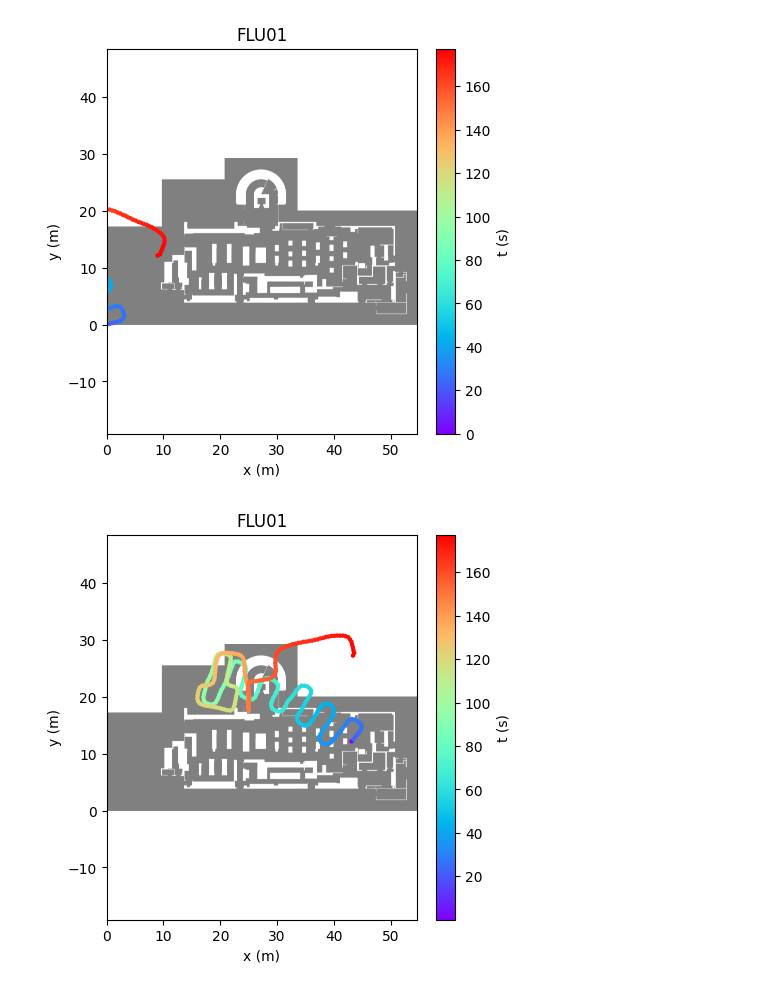
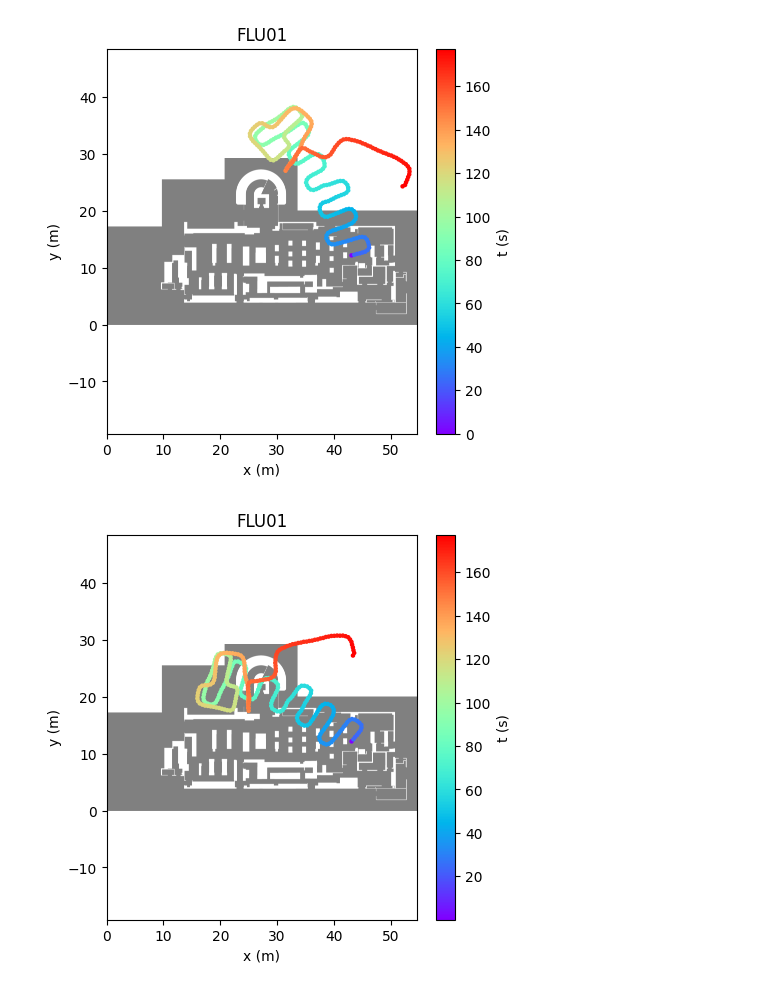
Before and after one commit to happy663/xDR-Challenge-2023-EvaalAPI-server-access, a Jupyter notebook: dataset/src/main_pdr.ipynb, the cells around one changed output. Saved outputs shown, nothing was run; the diff lists cells and outputs as text; code cells hidden in the pictures.

```diff
--- a/dataset/src/main_pdr.ipynb
+++ b/dataset/src/main_pdr.ipynb
@@ -45,24 +45,27 @@ peaks, _ = find_peaks(acc_df["rolling_norm"], height=12, distance=10)
 # %%
 from sub import pdr, utils
 
 importlib.reload(utils)
 importlib.reload(pdr)
 
 trajectory_df, cumulative_displacement_angle = pdr.estimate_trajectory(
     acc_df,
     gyro_df,
+    ground_truth_first_point={
+        "x": ground_truth_df.x[0],
+        "y": ground_truth_df.y[0],
+    },
 )
 
 utils.plot_displacement_map(
     map_dict,
     floor_name,
     dx,
     dy,
     trajectory_df,
-    display_map=True,
 )
 # %% [output]
-[figure, old version]
+[figure, new version]
 # %%
 from sub import utils
 
```
Also changed, not shown: parts of 2 cells of this notebook, 9 other files.
